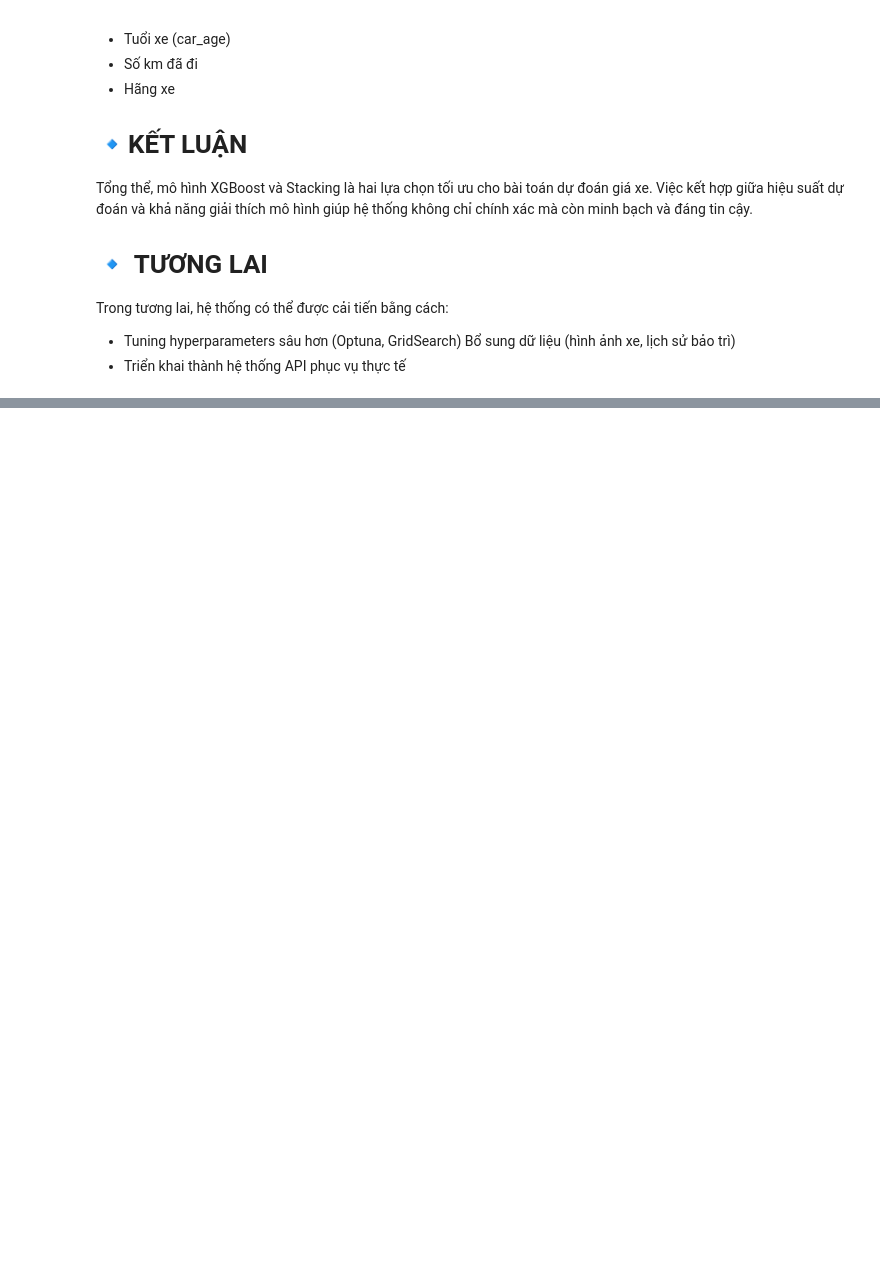
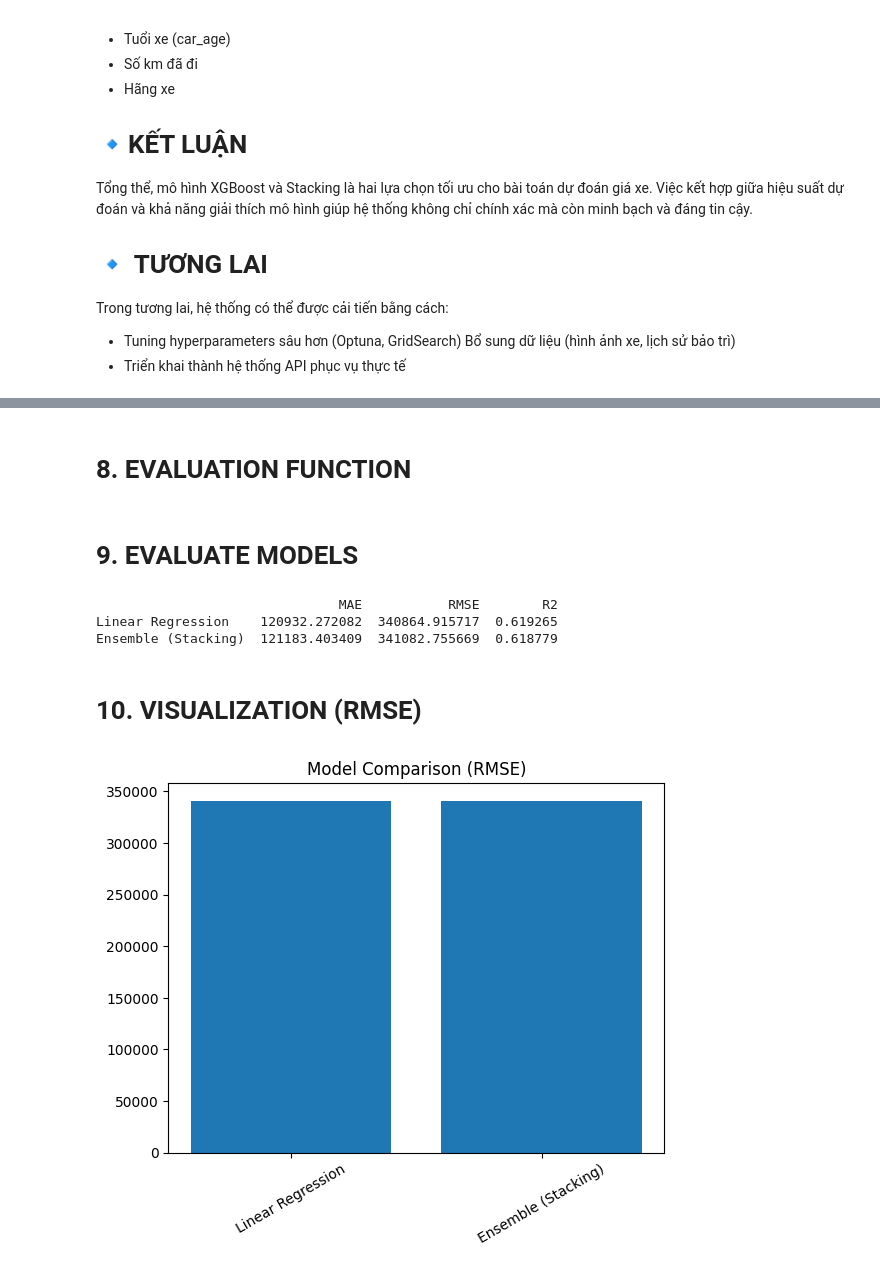
Before and after one commit to hoangchaulanbao/HocmayNC, a Jupyter notebook: Du_doan_gia_xe_o_to.ipynb, the cells around one changed output, grey strips where cells are left out. Drawn from its saved outputs; the diff is of its cells as text; code cells hidden in the pictures; blank space fills up the shorter version.

```diff
--- a/Du_doan_gia_xe_o_to.ipynb
+++ b/Du_doan_gia_xe_o_to.ipynb
@@ -560,0 +707,54 @@ Bổ sung dữ liệu (hình ảnh xe, lịch sử bảo trì)
+# %% [markdown]
+# 8. EVALUATION FUNCTION
+# %%
+# ============================================
+# 8. EVALUATION FUNCTION
+# ============================================
+
+def evaluate(y_true, y_pred):
+    return {
+        "MAE": mean_absolute_error(y_true, y_pred),
+        "RMSE": np.sqrt(mean_squared_error(y_true, y_pred)),
+        "R2": r2_score(y_true, y_pred)
+    }
+# %% [markdown]
+# 9. EVALUATE MODELS
+# %%
+# ============================================
+# 9. EVALUATE MODELS
+# ============================================
+
+results = {}
+
+# Linear Regression
+pred_lr = lr_pipeline.predict(X_test)
+results['Linear Regression'] = evaluate(y_test, pred_lr)
+
+# Ensemble
+pred_stack = stack_pipeline.predict(X_test)
+results['Ensemble (Stacking)'] = evaluate(y_test, pred_stack)
+
+results_df = pd.DataFrame(results).T
+print(results_df)
+# %% [output]
+                               MAE           RMSE        R2
+Linear Regression    120932.272082  340864.915717  0.619265
+Ensemble (Stacking)  121183.403409  341082.755669  0.618779
+# %% [markdown]
+# 10. VISUALIZATION (RMSE)
+# %%
+# ============================================
+# 10. VISUALIZATION (RMSE)
+# ============================================
+
+import matplotlib.pyplot as plt
+
+results_df_sorted = results_df.sort_values(by='RMSE')
+
+plt.figure()
+plt.bar(results_df_sorted.index, results_df_sorted['RMSE'])
+plt.title('Model Comparison (RMSE)')
+plt.xticks(rotation=30)
+plt.show()
+# %% [output]
+[figure, added]
```
Also changed, not shown: parts of 45 cells of this notebook.
